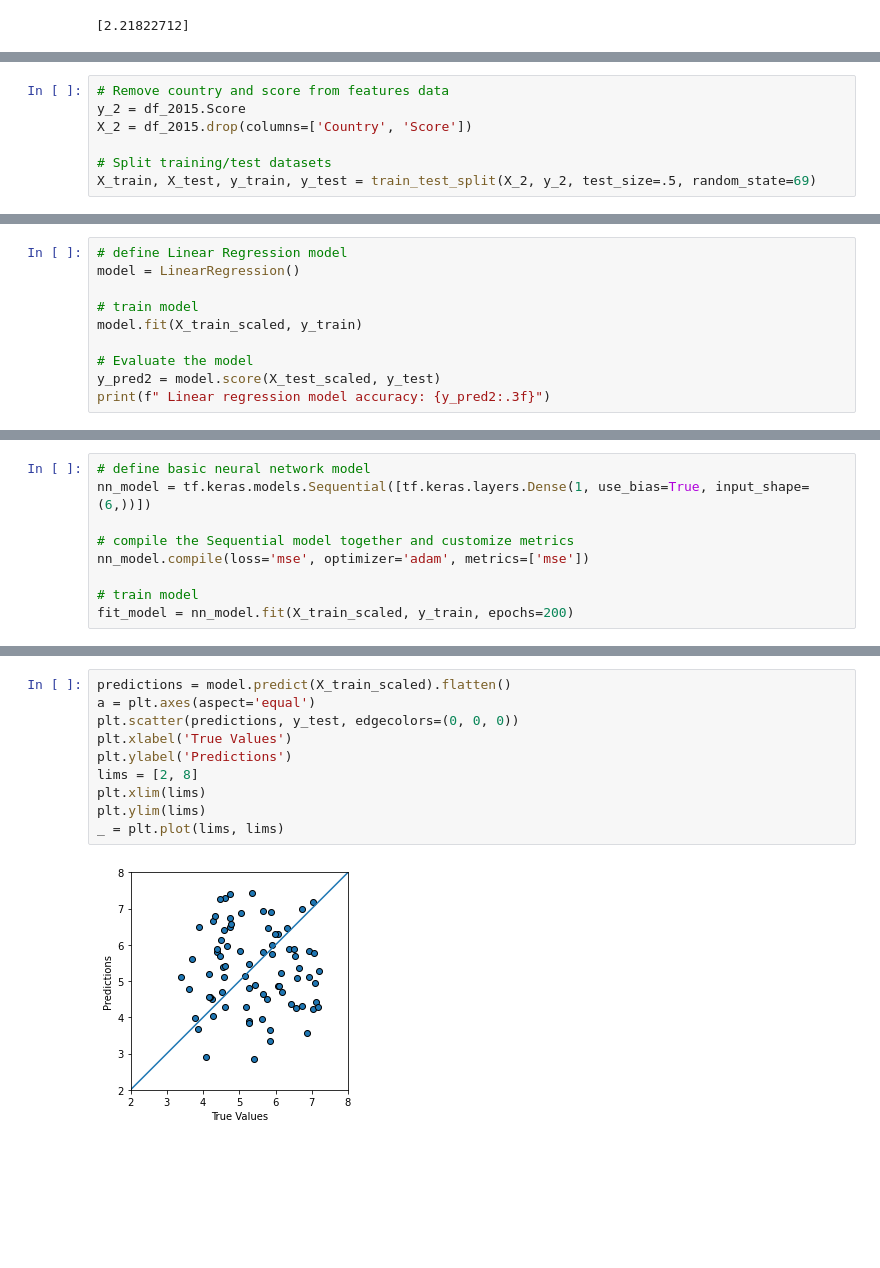
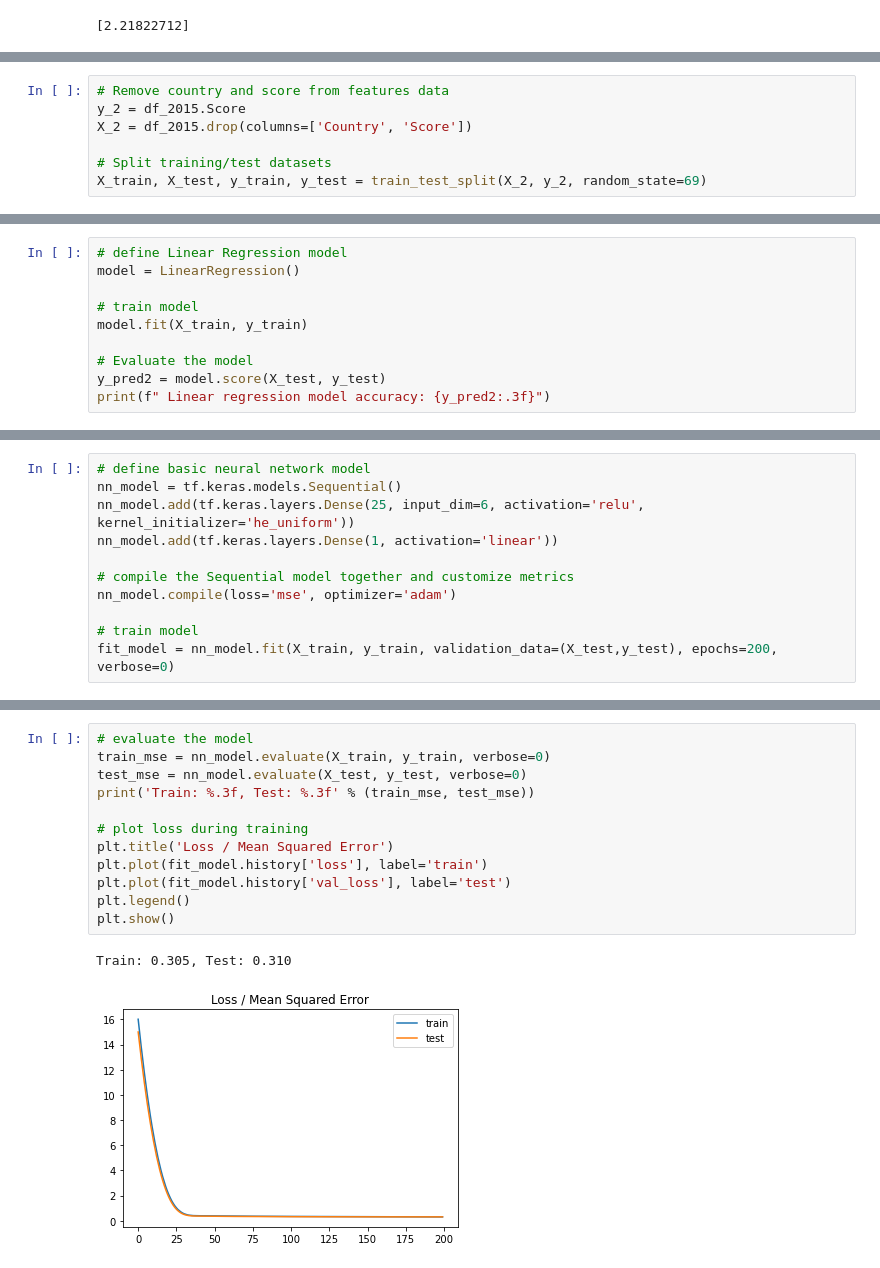
Before and after one commit to vyu821/world-happiness-analysis, a Jupyter notebook: happiness_machine_learning_model.ipynb, the cells around one changed output, grey strips where cells are left out. Cells and saved outputs as stored; diff of their text form; blank space fills up the shorter version.

```diff
--- a/happiness_machine_learning_model.ipynb
+++ b/happiness_machine_learning_model.ipynb
@@ -219,4 +216,4 @@ y_2 = df_2015.Score
 X_2 = df_2015.drop(columns=['Country', 'Score'])
 
 # Split training/test datasets
-X_train, X_test, y_train, y_test = train_test_split(X_2, y_2, test_size=.5, random_state=69)
+X_train, X_test, y_train, y_test = train_test_split(X_2, y_2, random_state=69)
@@ -235,9 +222,9 @@ X_test_scaled = X_scaler.transform(X_test)
 model = LinearRegression()
 
 # train model
-model.fit(X_train_scaled, y_train)
+model.fit(X_train, y_train)
 
 # Evaluate the model
-y_pred2 = model.score(X_test_scaled, y_test)
+y_pred2 = model.score(X_test, y_test)
 print(f" Linear regression model accuracy: {y_pred2:.3f}")
 # %% [output]
@@ -245,9 +232,11 @@ print(f" Linear regression model accuracy: {y_pred2:.3f}")
 # %%
 # define basic neural network model
-nn_model = tf.keras.models.Sequential([tf.keras.layers.Dense(1, use_bias=True, input_shape=(6,))])
+nn_model = tf.keras.models.Sequential()
+nn_model.add(tf.keras.layers.Dense(25, input_dim=6, activation='relu', kernel_initializer='he_uniform'))
+nn_model.add(tf.keras.layers.Dense(1, activation='linear'))
 
 # compile the Sequential model together and customize metrics
-nn_model.compile(loss='mse', optimizer='adam', metrics=['mse'])
+nn_model.compile(loss='mse', optimizer='adam')
 
 # train model
-fit_model = nn_model.fit(X_train_scaled, y_train, epochs=200)
+fit_model = nn_model.fit(X_train, y_train, validation_data=(X_test,y_test), epochs=200, verbose=0)
@@ -272,12 +243,15 @@ Epoch 200/200
-# %%
-predictions = model.predict(X_train_scaled).flatten()
-a = plt.axes(aspect='equal')
-plt.scatter(predictions, y_test, edgecolors=(0, 0, 0))
-plt.xlabel('True Values')
-plt.ylabel('Predictions')
-lims = [2, 8]
-plt.xlim(lims)
-plt.ylim(lims)
-_ = plt.plot(lims, lims)
-# %% [output]
-[figure, removed]
+# %%
+# evaluate the model
+train_mse = nn_model.evaluate(X_train, y_train, verbose=0)
+test_mse = nn_model.evaluate(X_test, y_test, verbose=0)
+print('Train: %.3f, Test: %.3f' % (train_mse, test_mse))
+
+# plot loss during training
+plt.title('Loss / Mean Squared Error')
+plt.plot(fit_model.history['loss'], label='train')
+plt.plot(fit_model.history['val_loss'], label='test')
+plt.legend()
+plt.show()
+# %% [output]
+Train: 0.305, Test: 0.310
+[figure, added]
```
Also changed, not shown: parts of 7 cells of this notebook.
